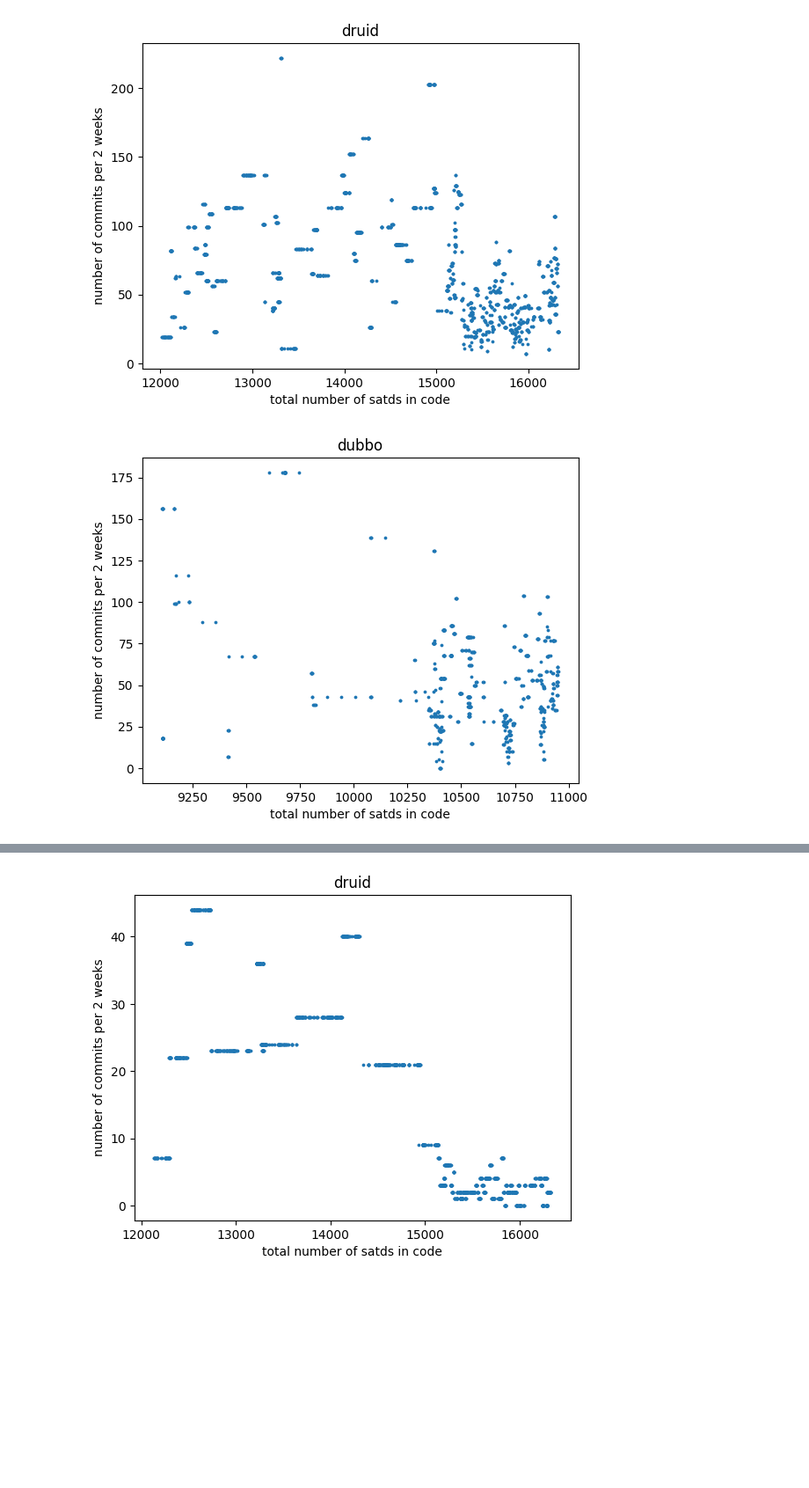
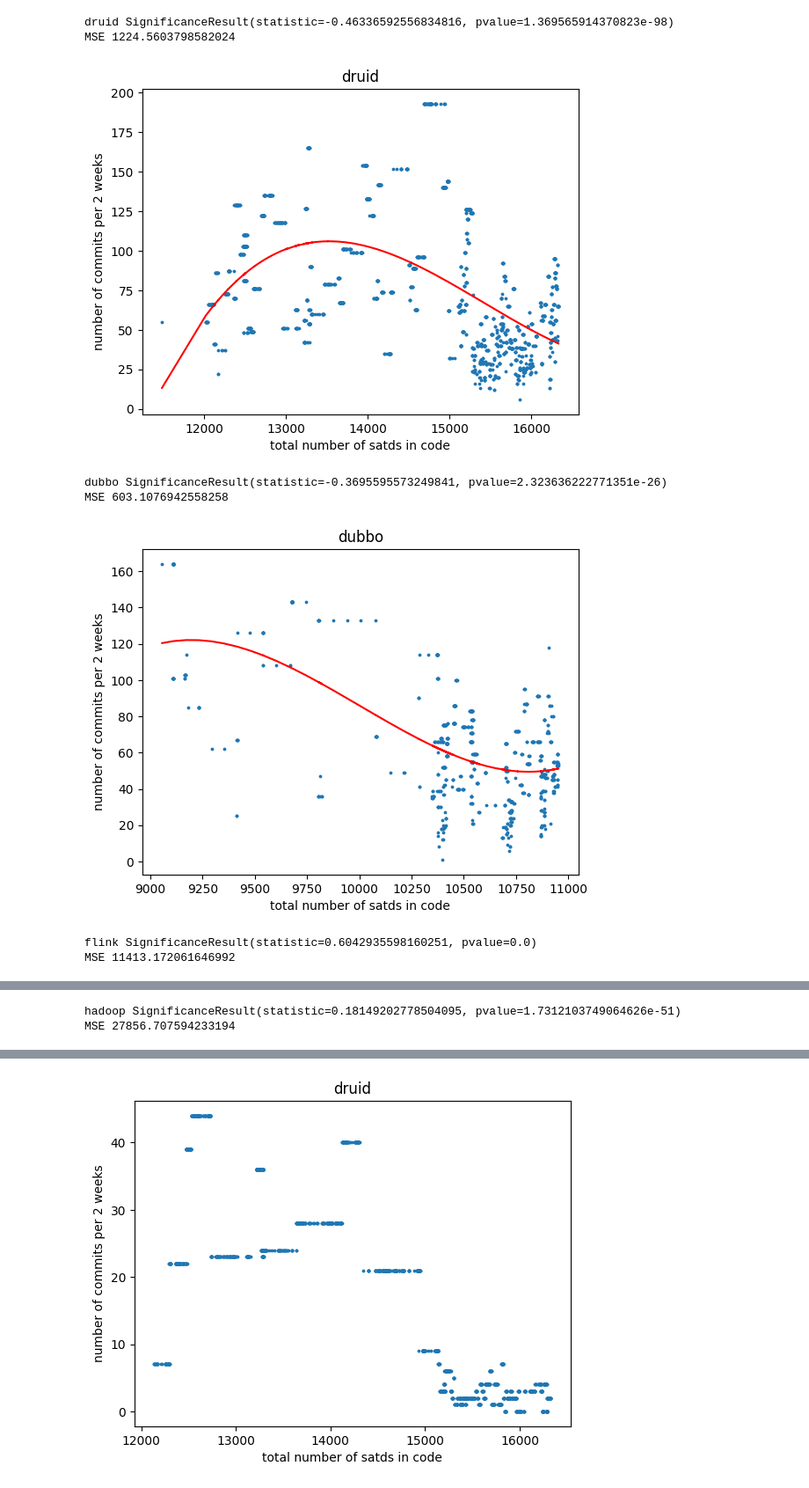
Before and after one commit to patricklindner/satd_finder, a Jupyter notebook: regression.ipynb, the cells around one changed output, grey strips where cells are left out. Shown: that part at 88% size. Drawn from its saved outputs; the diff is of its cells as text; code cells hidden in the pictures; blank space fills up the shorter version.

```diff
--- a/regression.ipynb
+++ b/regression.ipynb
@@ -4,24 +10,45 @@ from matplotlib import pyplot as plt
 # %%
+"""
+dependence on commit speed
+"""
 
 satds = pd.read_csv("data/satds.csv")
-satds["total"] = satds["code|design-debt"] + satds["test-debt"] + satds["documentation-debt"] + satds["requirement-debt"]
+satds["total"] = satds["code|design-debt"] + satds["test-debt"] + satds["documentation-debt"] + satds[
+    "requirement-debt"]
 satds["total_cumsum"] = satds["total"].cumsum()
-commit_frequency = pd.read_csv("data/commit_frequency_2W.csv")
+commit_frequency = pd.read_csv("data/commit_frequency_14d.csv")
 
 satds["timestamp"] = pd.to_datetime(satds["timestamp"], unit="s")
 commit_frequency["timestamp"] = pd.to_datetime(commit_frequency["timestamp"])
 
 for project in sorted(satds["project"].unique()):
     selection_satds = satds[satds["project"] == project].sort_values("timestamp")
     selection_commit_frequency = commit_frequency[commit_frequency["project"] == project].sort_values("timestamp")
+    merged = pd.merge_asof(selection_satds, selection_commit_frequency, on="timestamp")
+    print(project, stats.spearmanr(merged["total_cumsum"], merged["commits_per_14days"]))
 
-    merged = pd.merge_asof(selection_satds, selection_commit_frequency, on="timestamp")
+    poly = PolynomialFeatures(degree=3)
+    x_poly = poly.fit_transform(merged["total_cumsum"].to_numpy().reshape(-1, 1))
+    y = merged["commits_per_14days"].to_numpy().reshape(-1, 1)
 
-    plt.scatter(merged["total_cumsum"], merged["commits_per_2weeks"], s=3)
+    model = LinearRegression()
+    model.fit(x_poly, y)
+    predicted = model.predict(x_poly)
+    print("MSE", mean_squared_error(y, predicted))
+
     plt.xlabel("total number of satds in code")
     plt.ylabel("number of commits per 2 weeks")
     plt.title(project)
+    plt.scatter(merged["total_cumsum"], merged["commits_per_14days"], s=3)
+    plt.plot(merged["total_cumsum"], predicted, color="red")
+    plt.savefig(f"plots/commit_frequency/{project}.png")
     plt.show()
 # %% [output]
+druid SignificanceResult(statistic=-0.46336592556834816, pvalue=1.369565914370823e-98)
+MSE 1224.5603798582024
-[figure, old version]
+[figure, new version]
+dubbo SignificanceResult(statistic=-0.3695595573249841, pvalue=2.323636222771351e-26)
+MSE 603.1076942558258
-[figure, old version]
+[figure, new version]
+flink SignificanceResult(statistic=0.6042935598160251, pvalue=0.0)
+MSE 11413.172061646992
@@ -28,0 +56,2 @@ for project in sorted(satds["project"].unique()):
+hadoop SignificanceResult(statistic=0.18149202778504095, pvalue=1.7312103749064626e-51)
+MSE 27856.707594233194
```
Also changed, not shown: parts of 3 cells of this notebook, 9 other files.
